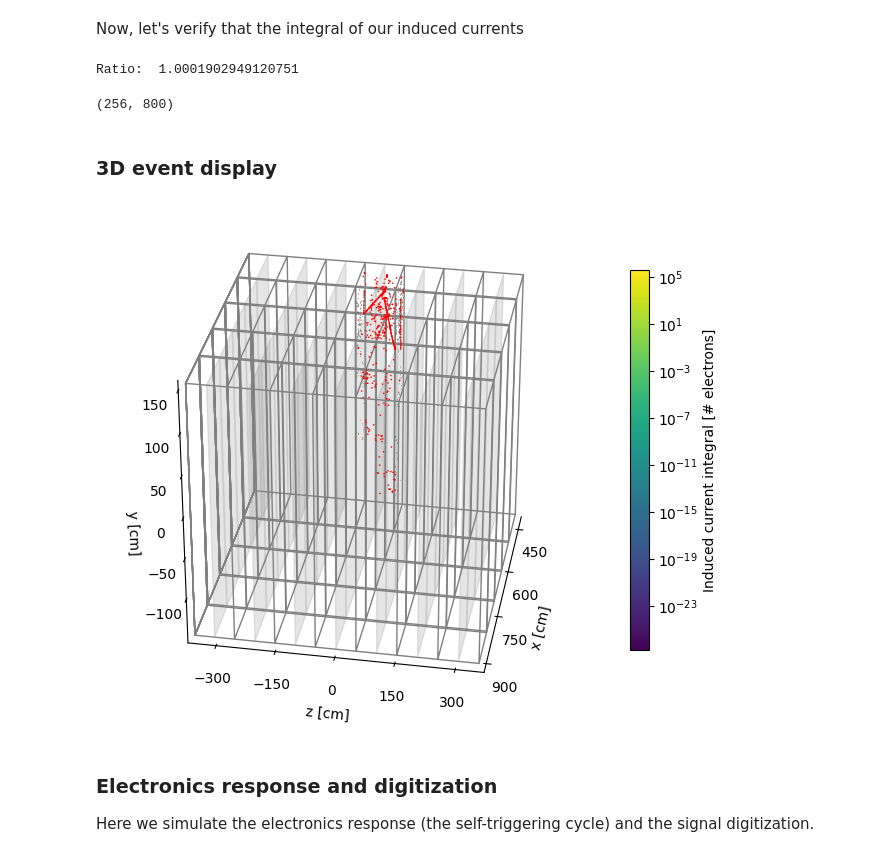
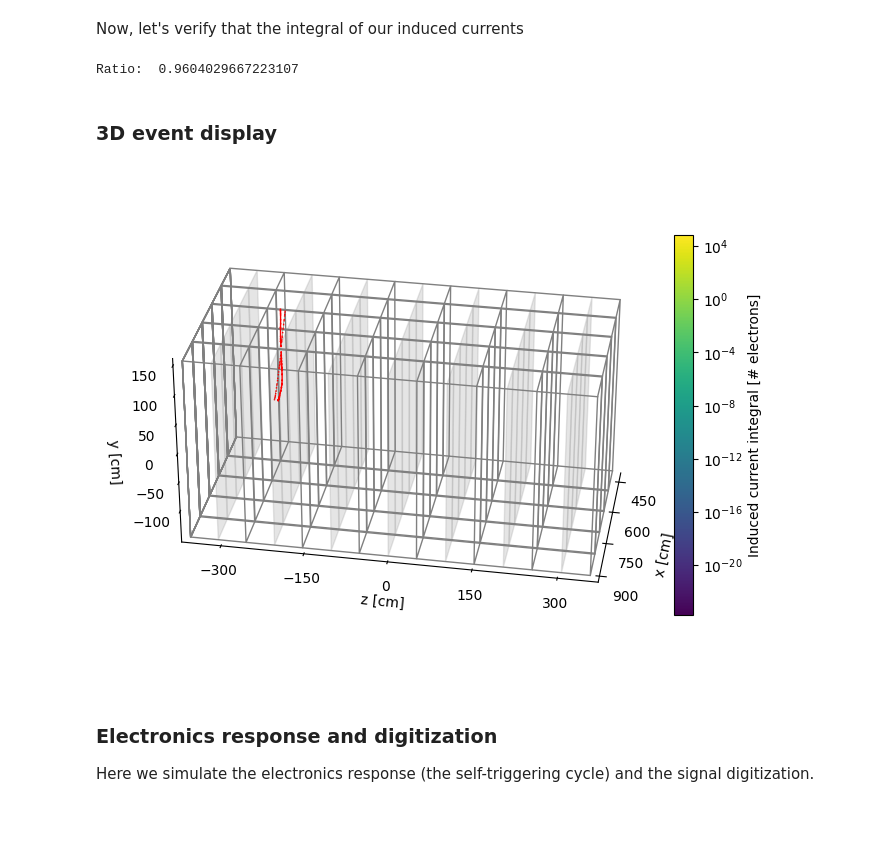
Before and after one commit to DUNE/larnd-sim, a Jupyter notebook: examples/NDLAr example.ipynb, the cells around one changed output. Cells and saved outputs as stored; diff of their text form; code cells hidden in the pictures; blank space fills up the shorter version.

```diff
--- a/examples/NDLAr example.ipynb
+++ b/examples/NDLAr example.ipynb
@@ -44,7 +44,7 @@ First of all we load the `edep-sim` output. For this sample we need to invert $z
 with h5py.File('lbnfSpillLAr.edep.h5', 'r') as f:
     tracks = np.array(f['segments'])
 
-selected_tracks = tracks[:500]
+selected_tracks = tracks[:100]
 
 x_start = np.copy(selected_tracks['x_start'] )
 x_end = np.copy(selected_tracks['x_end'])
@@ -71,11 +71,11 @@ drifting.drift[BPG,TPB](selected_tracks)
 # %% [markdown]
 We find the pixels intersected by the projection of the tracks on the anode plane using the Bresenham's algorithm. We also take into account the neighboring pixels, due to the transverse diffusion of the charges.
 # %%
+importlib.reload(pixels_from_track)
 unique_eventIDs = cp.unique(selected_tracks['eventID'])
-event_id_map = cp.searchsorted(unique_eventIDs,cp.asarray(selected_tracks['eventID']))
 
 longest_pix = ceil(max(selected_tracks["dx"])/consts.pixel_pitch)
-max_radius = ceil(max(selected_tracks["tran_diff"])*5/consts.pixel_pitch)+1
+max_radius = ceil(max(selected_tracks["tran_diff"])*5/consts.pixel_pitch)
 
 TPB = 128
 BPG = ceil(selected_tracks.shape[0] / TPB)
@@ -178,11 +181,7 @@ Now, let's verify that the integral of our induced currents
 # %%
 print("Ratio: ", sum(currents)/sum(selected_tracks['n_electrons']))
 # %% [output]
-Ratio:  1.0001902949120751
+Ratio:  0.9604029667223107
-# %%
-consts.n_pixels
-# %% [output]
-(256, 800)
 # %% [markdown]
 ### 3D event display
 # %%
@@ -279,35 +278,35 @@ for it in range(0,70,2):
 
     ax.plot((consts.tpc_borders[it][0][1],consts.tpc_borders[it][0][1]),(consts.tpc_borders[it][2][0],consts.tpc_borders[it+1][2][0]),
             (consts.tpc_borders[it][1][1],consts.tpc_borders[it][1][1]), lw=1,color='gray')
 
 # ax.set_ylim(consts.module_borders[pixel_plane][2][0],50)
 ax.set_xlim(consts.tpc_borders[0][0][0],consts.tpc_borders[-1][0][1])
 ax.set_ylim(consts.tpc_borders[0][2][0],consts.tpc_borders[-1][2][0])
 ax.set_zlim(consts.tpc_borders[0][1][0],consts.tpc_borders[-1][1][1])
 
-ax.set_box_aspect((4,4,4))
+ax.set_box_aspect((4,8,4))
 ax.grid(False)
 ax.xaxis.set_major_locator(plt.MaxNLocator(5))
 ax.yaxis.set_major_locator(plt.MaxNLocator(5))
 # ax.set_axis_off()
 ax.w_xaxis.set_pane_color((1.0, 1.0, 1.0, 1.0))
 ax.w_yaxis.set_pane_color((1.0, 1.0, 1.0, 1.0))
 ax.w_zaxis.set_pane_color((1.0, 1.0, 1.0, 1.0))
 
 ax.view_init(azim=10)
 def rotate(angle):
     ax.view_init(azim=angle)
 
 from matplotlib import animation
 
 rot_animation = animation.FuncAnimation(fig, rotate, frames=np.arange(0,362,2),interval=50)
 
 ax.set_ylabel("z [cm]")
 ax.set_xlabel("x [cm]")
 ax.set_zlabel("y [cm]")
 _ = plt.colorbar(m_curr,fraction=0.035, pad=0.05,label='Induced current integral [# electrons]')
 # %% [output]
-[figure, old version]
+[figure, new version]
 # %%
 #rot_animation.save('animation.gif', writer='imagemagick', fps=10, bitrate=10, dpi=100)
 # %% [markdown]
```
Also changed, not shown: parts of 8 cells of this notebook, 6 other files.
